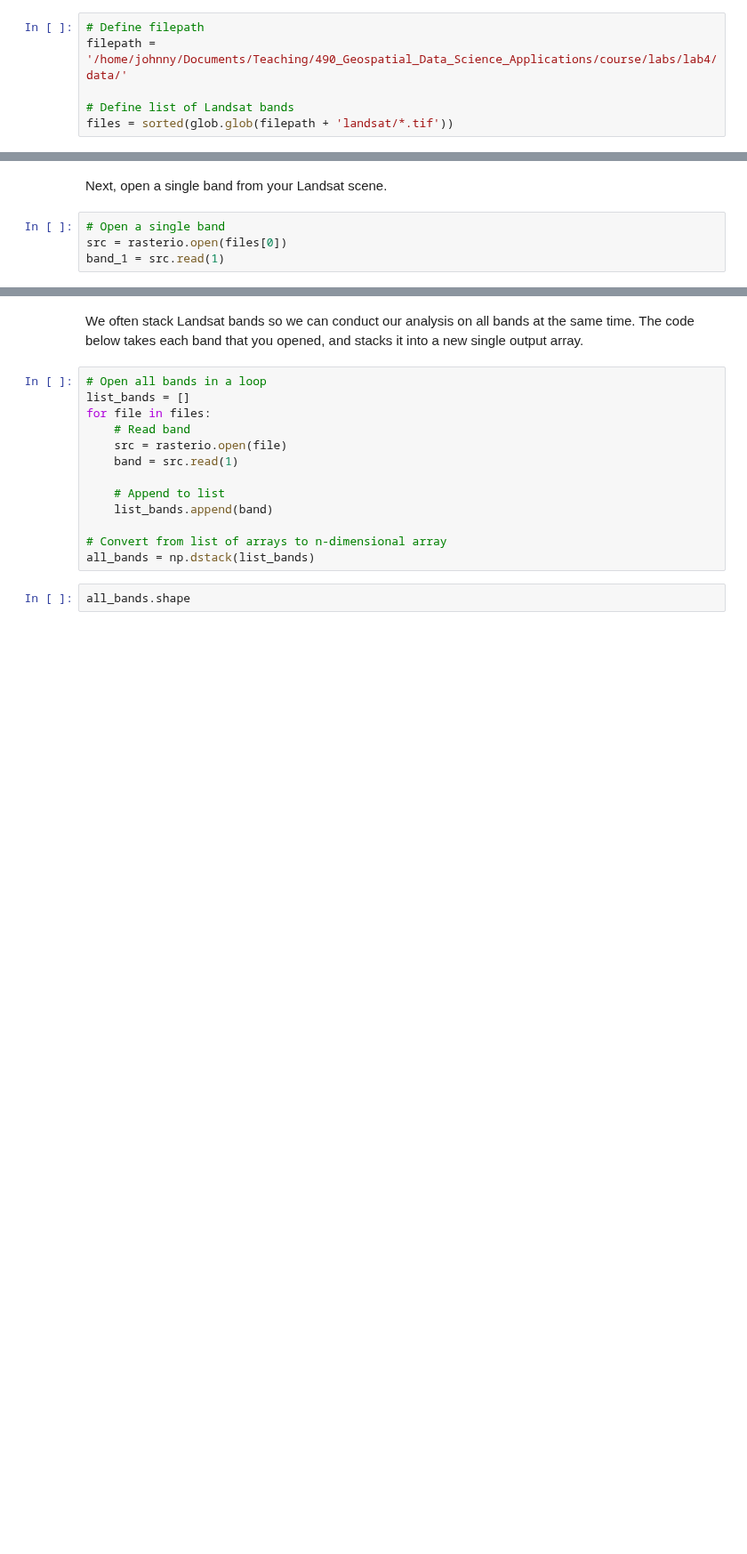
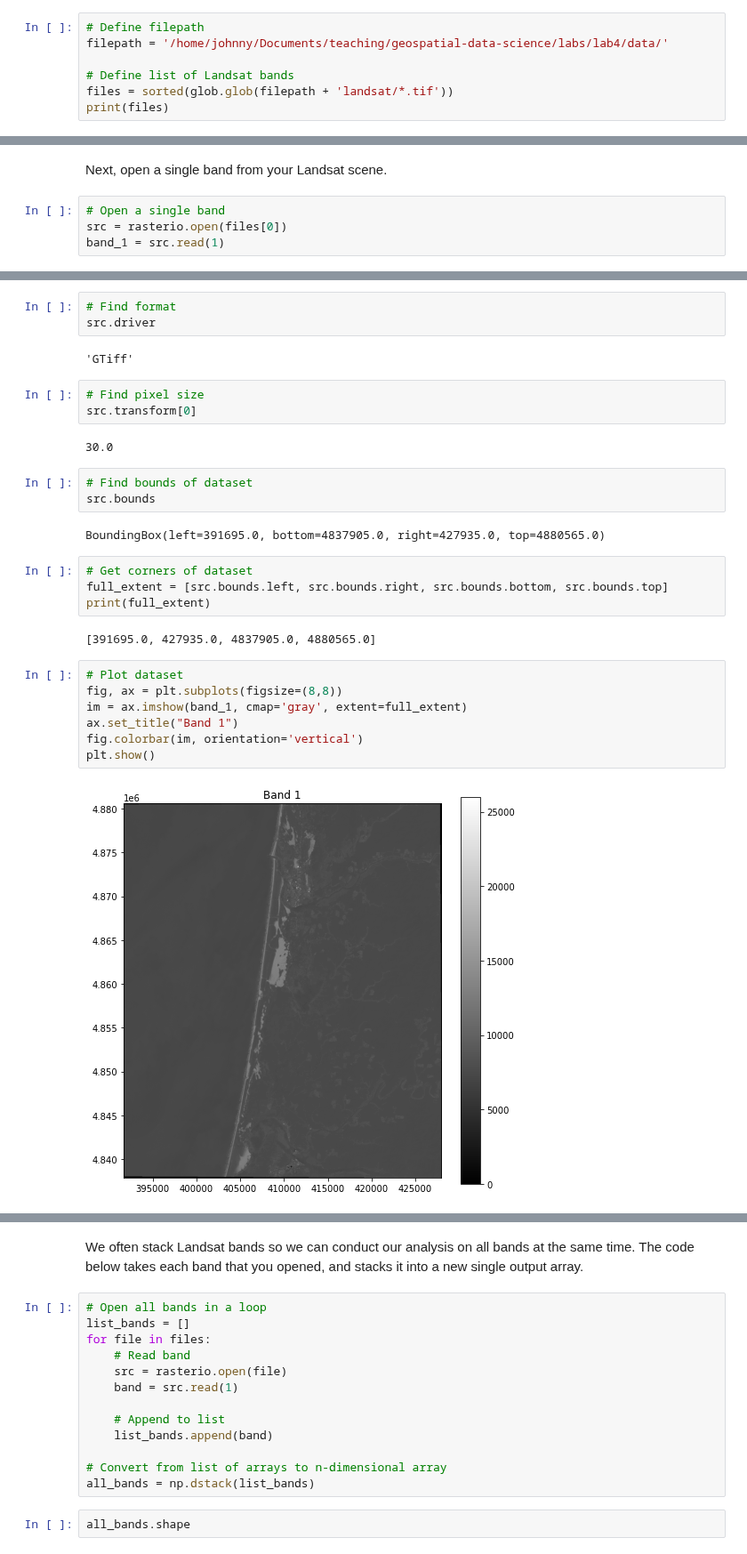
Before and after one commit to JohnnyRyan1/geospatial-data-science, a Jupyter notebook: labs/lab4/04_read_write_gridded_data.ipynb, the cells around one changed output, grey strips where cells are left out. Shown at 89% size. Cells and saved outputs as stored; diff of their text form; blank space fills up the shorter version.

```diff
--- a/labs/lab4/04_read_write_gridded_data.ipynb
+++ b/labs/lab4/04_read_write_gridded_data.ipynb
@@ -26,6 +25,7 @@ import xarray
 # %%
 # Define filepath
-filepath = '/home/johnny/Documents/Teaching/490_Geospatial_Data_Science_Applications/course/labs/lab4/data/'
+filepath = '/home/johnny/Documents/teaching/geospatial-data-science/labs/lab4/data/'
 
 # Define list of Landsat bands
 files = sorted(glob.glob(filepath + 'landsat/*.tif'))
+print(files)
@@ -58,0 +55,30 @@ array([[   0,    0,    0, ...,    0,    0,    0],
+# %%
+# Find format
+src.driver
+# %% [output]
+'GTiff'
+# %%
+# Find pixel size
+src.transform[0]
+# %% [output]
+30.0
+# %%
+# Find bounds of dataset
+src.bounds
+# %% [output]
+BoundingBox(left=391695.0, bottom=4837905.0, right=427935.0, top=4880565.0)
+# %%
+# Get corners of dataset
+full_extent = [src.bounds.left, src.bounds.right, src.bounds.bottom, src.bounds.top]
+print(full_extent)
+# %% [output]
+[391695.0, 427935.0, 4837905.0, 4880565.0]
+# %%
+# Plot dataset
+fig, ax = plt.subplots(figsize=(8,8))
+im = ax.imshow(band_1, cmap='gray', extent=full_extent)
+ax.set_title("Band 1")
+fig.colorbar(im, orientation='vertical')
+plt.show()
+# %% [output]
+[figure, added]
```
Also changed, not shown: parts of 42 cells of this notebook, 1 other file.
